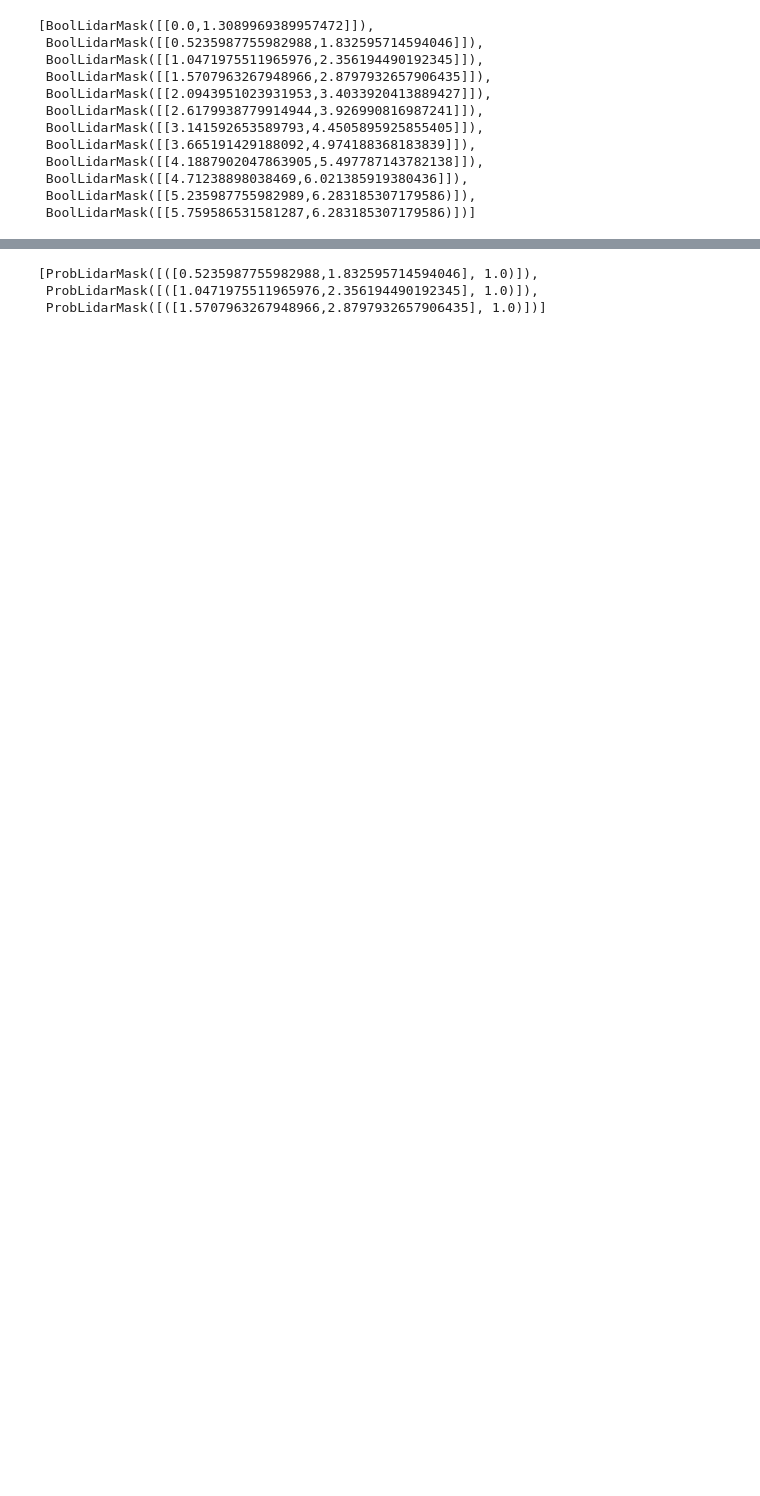
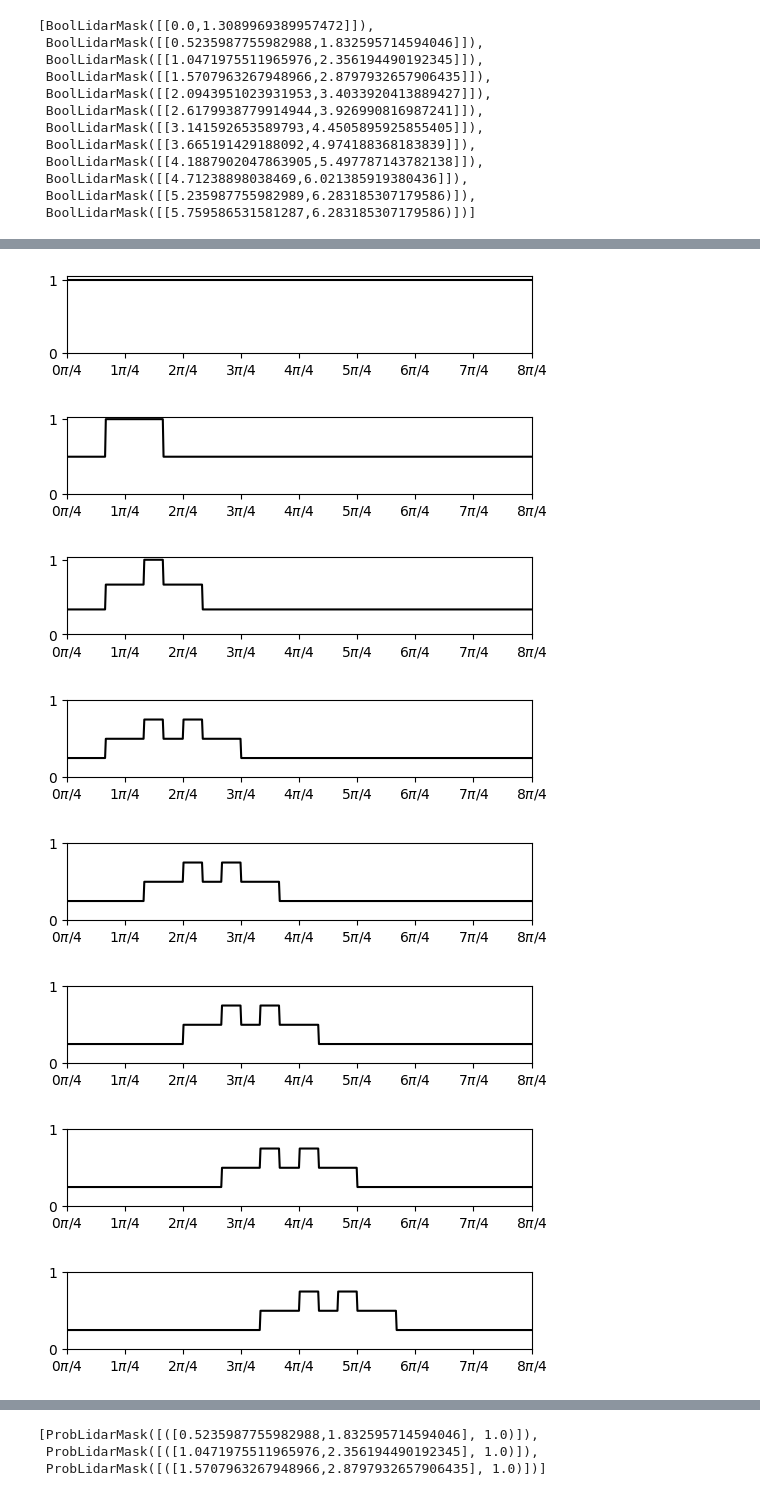
Before and after one commit to twright/Turtlebot-Sim, a Jupyter notebook: notebooks/Lidar Masking Examples.ipynb, the cells around one changed output, grey strips where cells are left out. Cells and saved outputs as stored; diff of their text form; code cells hidden in the pictures; blank space fills up the shorter version.

Commit message:
Improve representations and add examples of array based masks

```diff
--- a/notebooks/Lidar Masking Examples.ipynb
+++ b/notebooks/Lidar Masking Examples.ipynb
@@ -95,0 +130,13 @@ Wall time: 2.86 µs
+# %%
+for p in sliding_prob_lidar_mask(ms, window_size=3):
+    p.plot()
+    plt.show()
+# %% [output]
+[figure, added]
+[figure, added]
+[figure, added]
+[figure, added]
+[figure, added]
+[figure, added]
+[figure, added]
+[figure, added]
```
Also changed, not shown: parts of 35 cells of this notebook, 3 other files.
